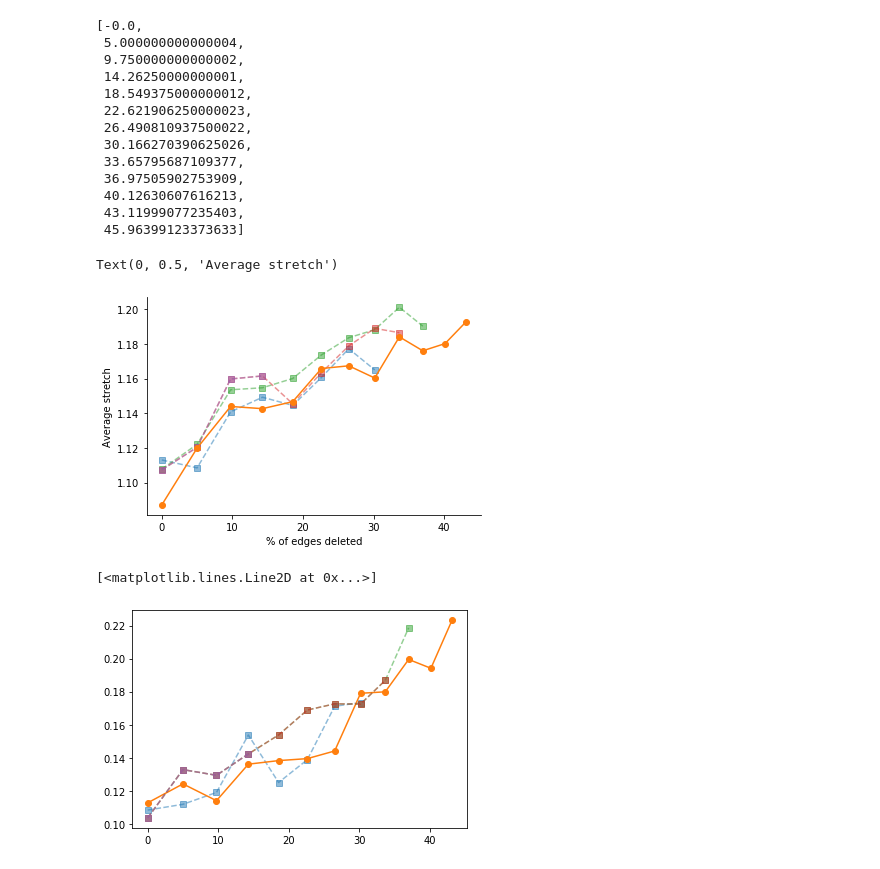
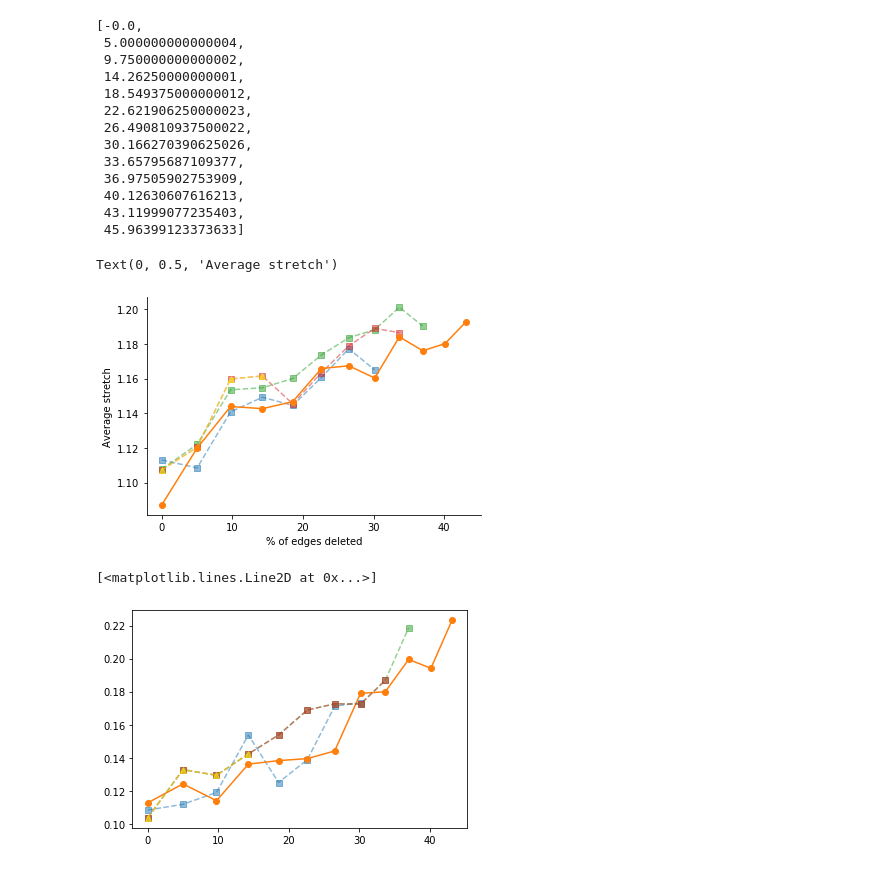
Before and after one commit to dedis/student_20_compactInternet, a Jupyter notebook: TZ_metrics.ipynb, the cells around one changed output. Drawn from its saved outputs; the diff is of its cells as text; code cells hidden in the pictures.

```diff
--- a/TZ_metrics.ipynb
+++ b/TZ_metrics.ipynb
@@ -314,22 +314,22 @@ deleted_edges_by_round
 # %%
 plt.gca().spines['top'].set_visible(False)
 plt.gca().spines['right'].set_visible(False)
 plt.plot(deleted_edges_by_round[:8], [c[0] for c in cumul_statistics_8_05], '--s', alpha=.5)
 plt.plot(deleted_edges_by_round[:12], [c[0] for c in cumul_statistics_12_05], '-o', zorder=10)
 plt.plot(deleted_edges_by_round[:10], [c[0] for c in cumul_statistics_10_05[:10]], '--s', alpha=.5)
 plt.plot(deleted_edges_by_round[:9], [c[0] for c in cumul_statistics_9_05[:9]], '--s', alpha=.5)
-plt.plot(deleted_edges_by_round[:4], [c[0] for c in cumul_statistics_9_05[:4]], '--s', alpha=.5)
+plt.plot(deleted_edges_by_round[:4], [c[0] for c in cumul_statistics_9_05[:4]], '--^', alpha=.5, color="yellow", zorder=5)
 plt.xlabel("% of edges deleted")
 plt.ylabel("Average stretch")
 # %% [output]
 Text(0, 0.5, 'Average stretch')
-[figure, old version]
+[figure, new version]
 # %%
 plt.plot(deleted_edges_by_round[:8], [c[1] for c in cumul_statistics_8_05], '--s', alpha=.5)
 plt.plot(deleted_edges_by_round[:12], [c[1] for c in cumul_statistics_12_05], '-o')
 plt.plot(deleted_edges_by_round[:10], [c[1] for c in cumul_statistics_10_05[:10]], '--s', alpha=.5)
 plt.plot(deleted_edges_by_round[:9], [c[1] for c in cumul_statistics_10_05[:9]], '--s', alpha=.5)
-plt.plot(deleted_edges_by_round[:4], [c[1] for c in cumul_statistics_10_05[:4]], '--s', alpha=.5)
+plt.plot(deleted_edges_by_round[:4], [c[1] for c in cumul_statistics_10_05[:4]], '--^', color="yellow", alpha=.5)
 # %% [output]
 [<matplotlib.lines.Line2D at 0x...>]
-[figure, old version]
+[figure, new version]
```
Also changed, not shown: parts of 2 cells of this notebook, 5 other files.
